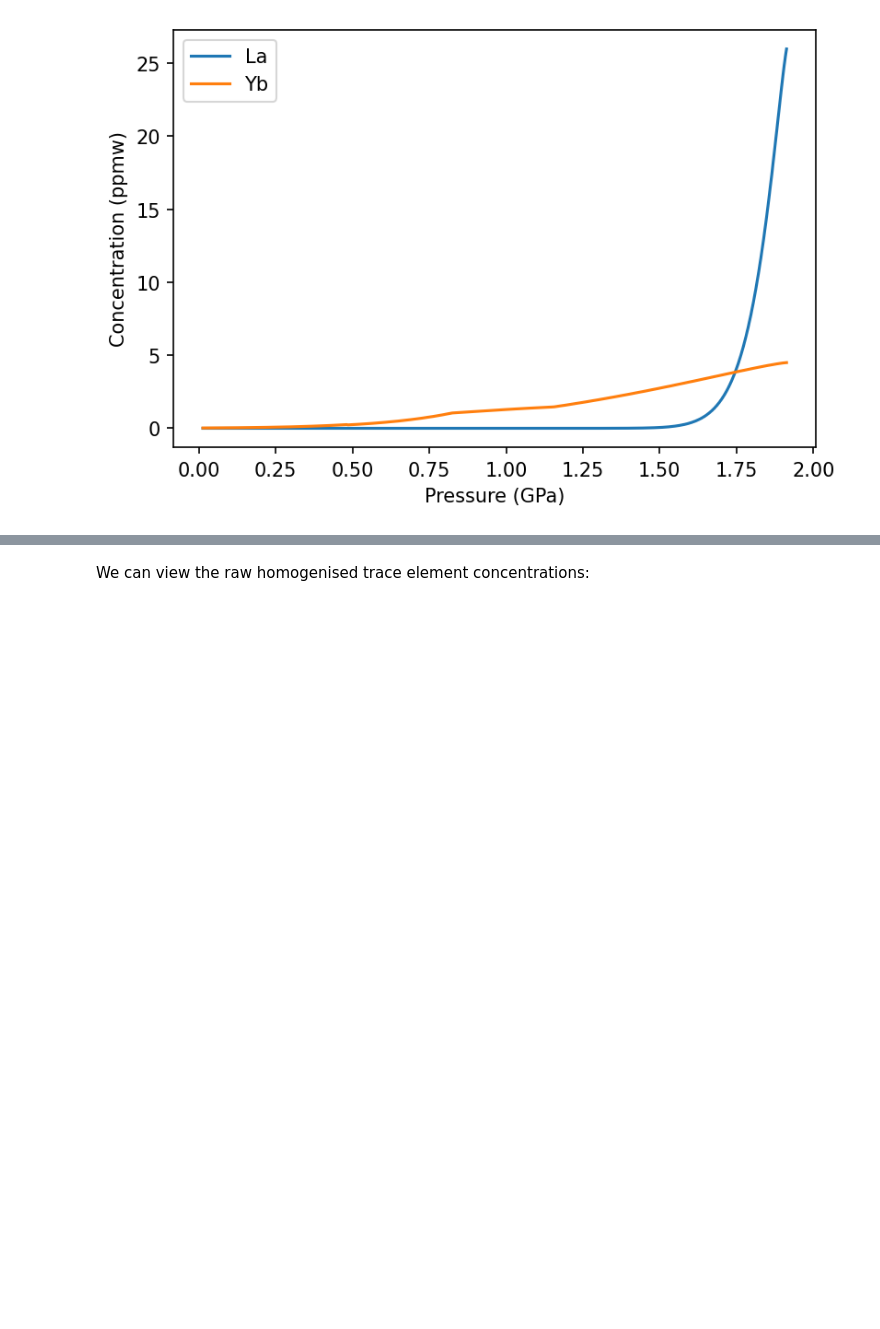
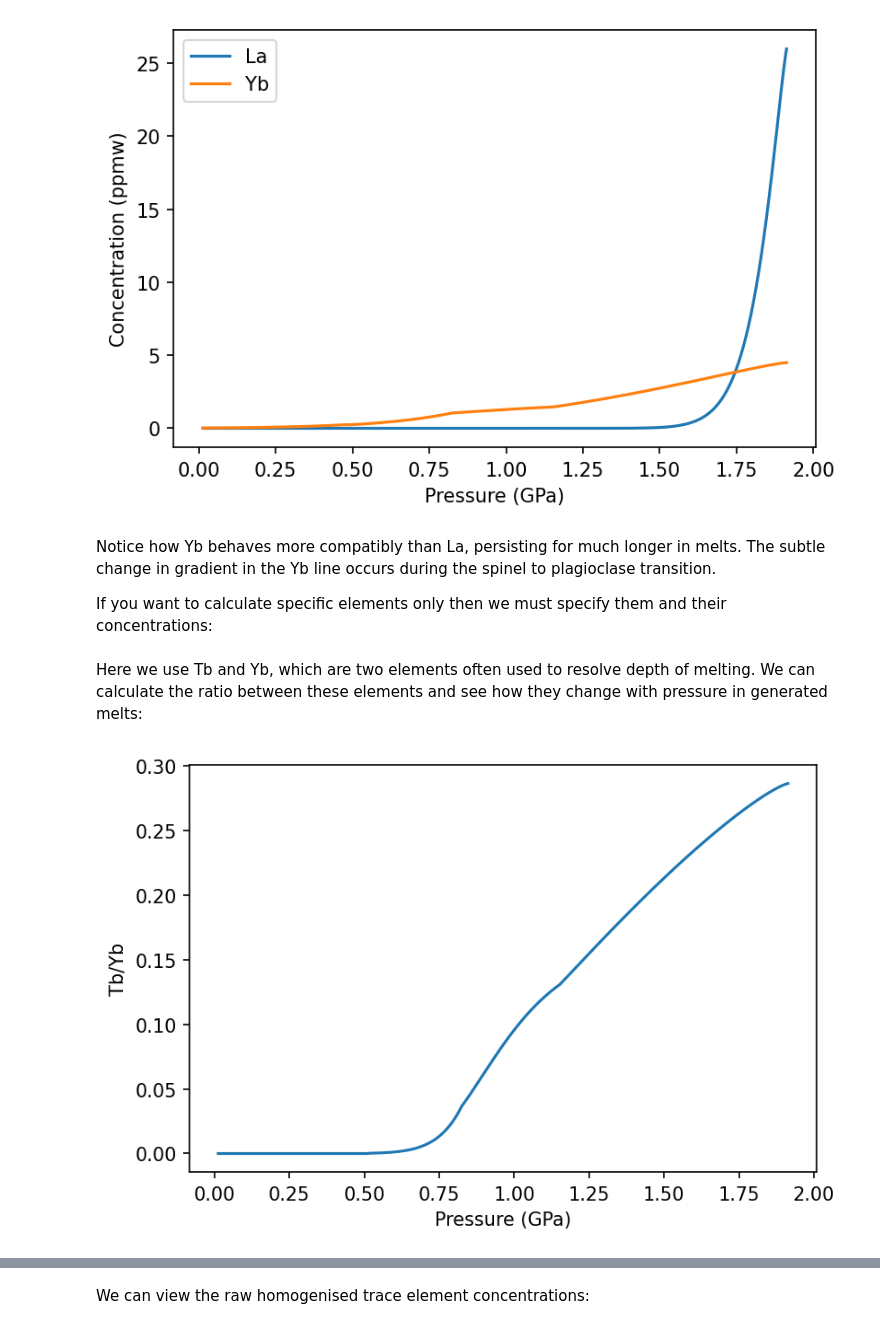
Before and after one commit to simonwmatthews/pyMelt, a Jupyter notebook: docs/tutorial/tutorial3.ipynb, the cells around one changed output, grey strips where cells are left out. Drawn from its saved outputs; the diff is of its cells as text; code cells hidden in the pictures; blank space fills up the shorter version.

Commit message:
Add files via upload
Updated documentation to meet pyMelt 1.960

```diff
--- a/docs/tutorial/tutorial3.ipynb
+++ b/docs/tutorial/tutorial3.ipynb
@@ -47,4 +47,26 @@ a.legend()
 plt.show()
 # %% [output]
 [figure]
+# %% [markdown]
+Notice how Yb behaves more compatibly than La, persisting for much longer in melts. The subtle change in gradient in the Yb line occurs during the spinel to plagioclase transition.
+
+If you want to calculate specific elements only then we must specify them and their concentrations:
+# %%
+column_Tb_Yb = mantle.adiabaticMelt(1350)
+column_Tb_Yb.calculateChemistry(
+    {'lz': {
+        'Tb': 0.07,
+        'Yb': 0.365
+           }})
+# %% [markdown]
+Here we use Tb and Yb, which are two elements often used to resolve depth of melting. We can calculate the ratio between these elements and see how they change with pressure in generated melts:
+# %%
+Tb_Yb = [i/j for i,j in zip(column_Tb_Yb.lithologies['lz']['Tb'], column_Tb_Yb.lithologies['lz']['Yb'])]
+f, a = plt.subplots(dpi=150)
+a.plot(column_Tb_Yb.P, Tb_Yb)
+a.set_ylabel('Tb/Yb')
+a.set_xlabel('Pressure (GPa)')
+plt.show()
+# %% [output]
+[figure, added]
 # %% [markdown]
```
Also changed, not shown: parts of 11 cells of this notebook, 2 other files.
